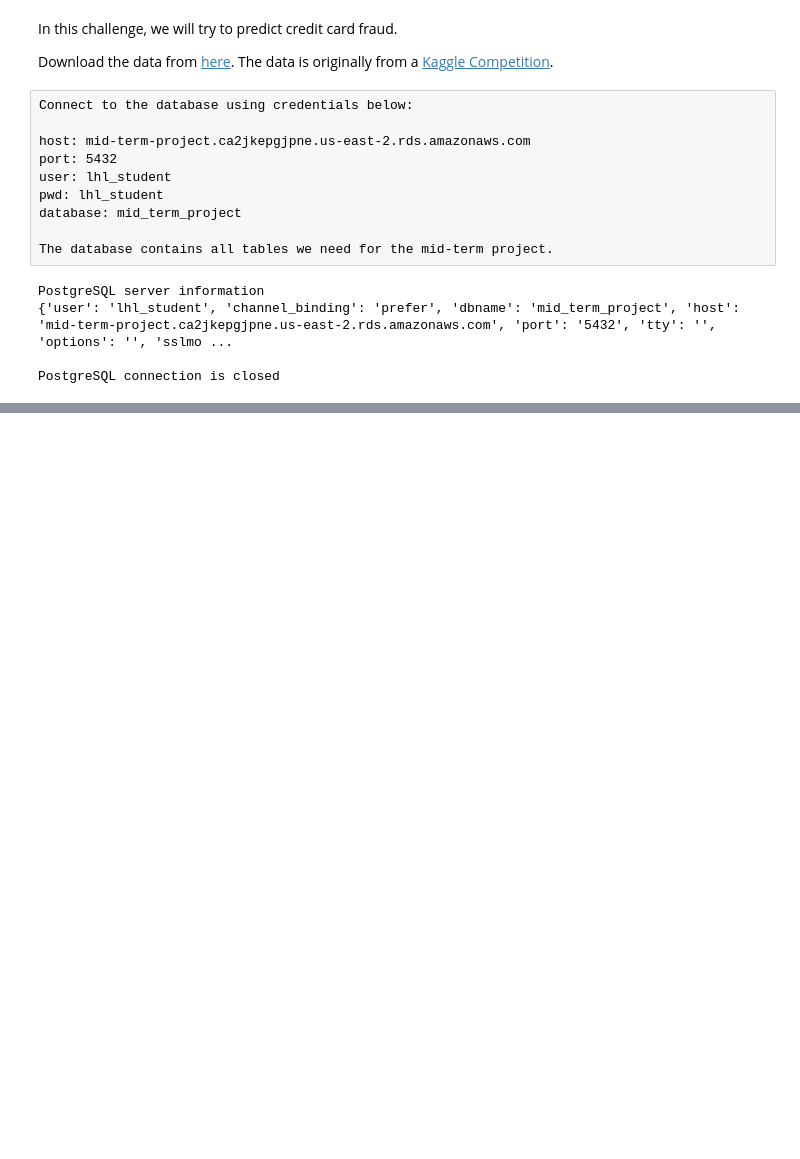
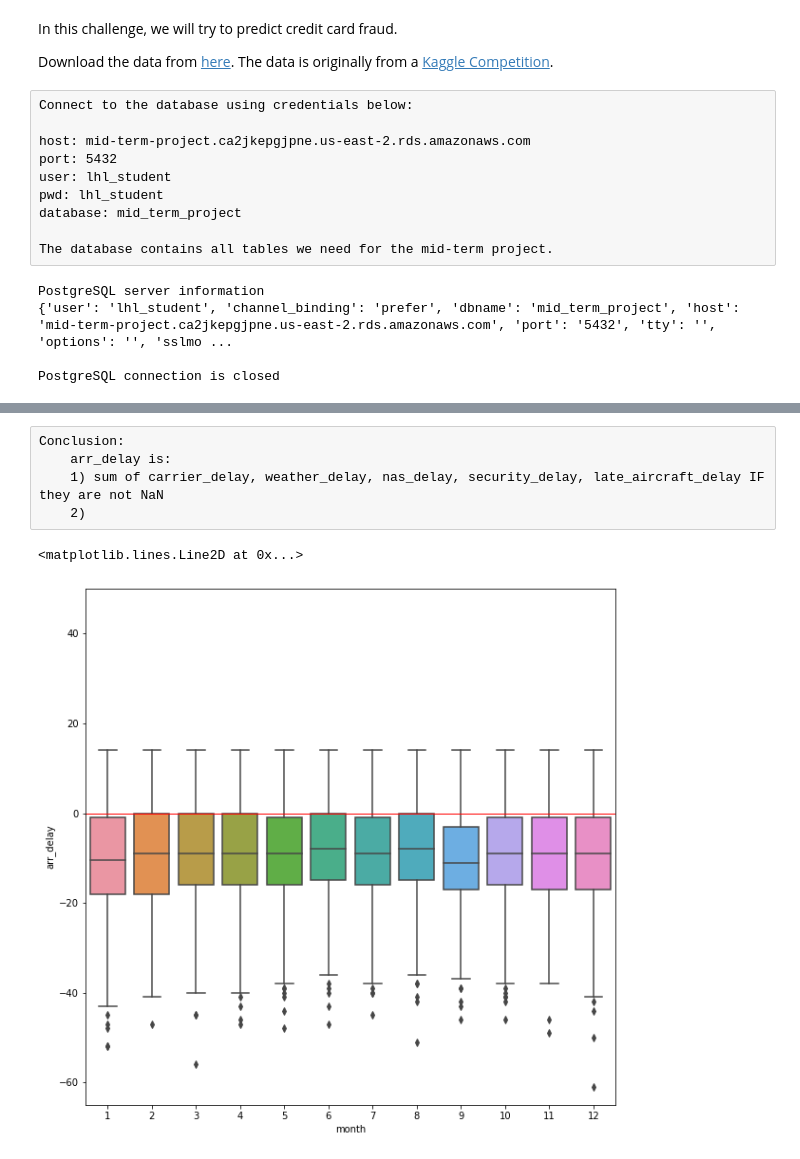
Before and after one commit to coffeature/flight_project, a Jupyter notebook: 01dp.ipynb, the cells around one changed output, grey strips where cells are left out. Drawn from its saved outputs; the diff is of its cells as text; code cells hidden in the pictures; blank space fills up the shorter version.

```diff
--- a/01dp.ipynb
+++ b/01dp.ipynb
@@ -111,0 +201,7 @@ def postgresql_to_dataframe(conn, select_query, column_names):
+# %%
+df1=df1.fillna(0)
+# %%
+delay_cols = [col for col in df1.columns if 'delay' in col]
+delay_cols=['fl_date']+['month']+['year']+['origin_airport_id']+['origin']+['cancelled']+delay_cols
+df_delay=df1[delay_cols]
+df_delay.head()
@@ -111,0 +227,6 @@ def postgresql_to_dataframe(conn, select_query, column_names):
+# %%
+df_delay['sum_delays']=df_delay['carrier_delay']+df_delay['weather_delay']+df_delay['nas_delay']+df_delay['security_delay']+df_delay['late_aircraft_delay']
+df_delay['checking_diff_delays_arr']=df_delay['arr_delay']-df_delay['sum_delays']
+df_delay['cancelled'].unique().tolist()
+del_count=df_delay[df_delay.cancelled == 1].count()
+del_count
@@ -111,0 +274,5 @@ def postgresql_to_dataframe(conn, select_query, column_names):
+# %%
+df_delay_airport=df_delay[df_delay.sum_delays == 0]
+# initialize setup
+#from pycaret.regression import *
+#s = setup(df_delay_airport, target = 'arr_delay')
@@ -111,0 +342,14 @@ def postgresql_to_dataframe(conn, select_query, column_names):
+# %% [raw]
+Conclusion:
+    arr_delay is:
+    1) sum of carrier_delay, weather_delay, nas_delay, security_delay, late_aircraft_delay IF they are not NaN
+    2)
+# %%
+f, ax = plt.subplots(figsize=(10, 10))
+fig = sns.boxplot(x="month", y="arr_delay", data=df_delay_airport)
+fig.axis(ymin=-65, ymax=50)
+plt.xticks(rotation=0);
+plt.axhline(linewidth=1, color='r', y=0)
+# %% [output]
+<matplotlib.lines.Line2D at 0x...>
+[figure, added]
```
Also changed, not shown: parts of 27 cells of this notebook.
